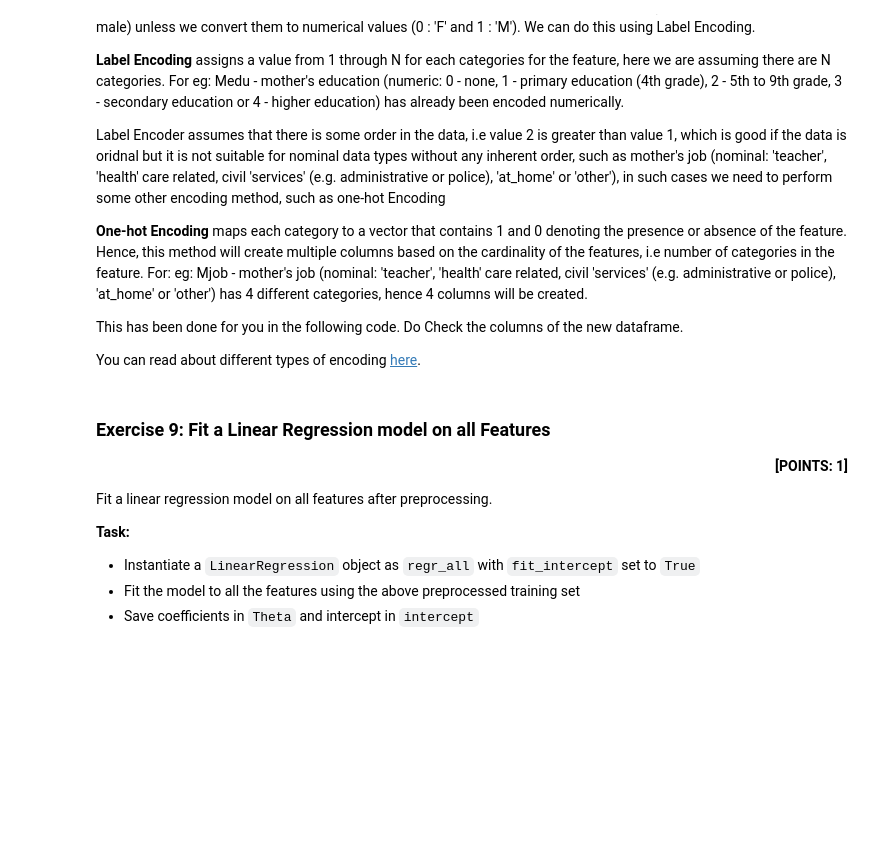
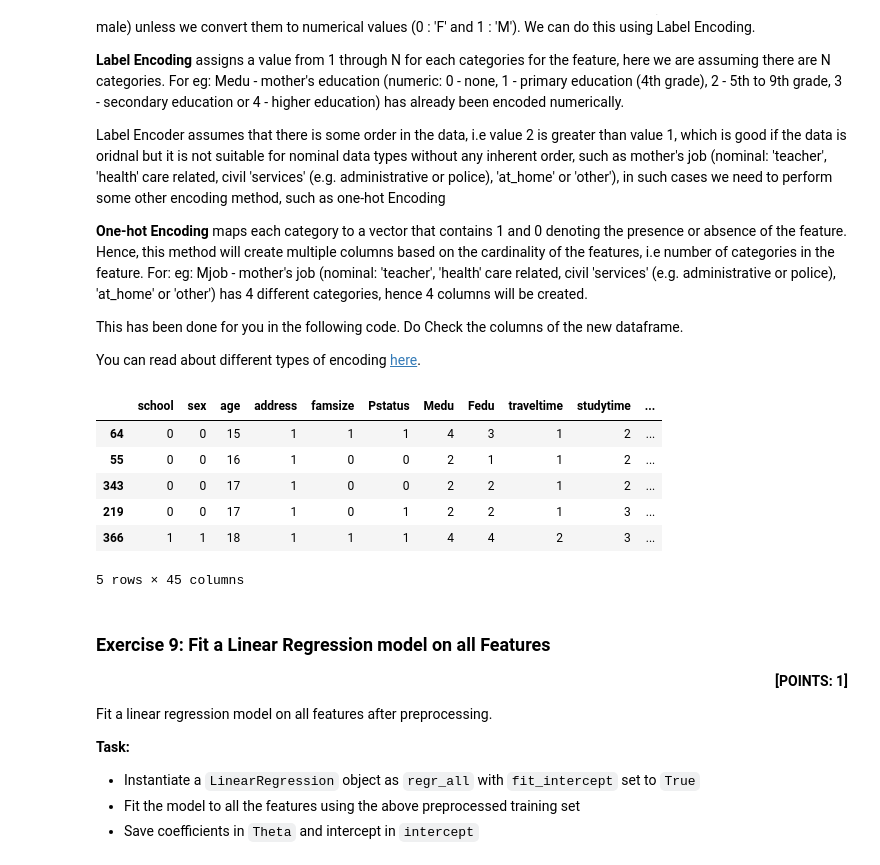
Before and after one commit to sumitthakurbarahi/FuseMachineAI, a Jupyter notebook: Linear_Models/Linear Regression_Student.ipynb, the cells around one changed output. Drawn from its saved outputs; the diff is of its cells as text; code cells hidden in the pictures; blank space fills up the shorter version.

```diff
--- a/Linear_Models/Linear Regression_Student.ipynb
+++ b/Linear_Models/Linear Regression_Student.ipynb
@@ -302,22 +382,35 @@ You can read about different types of encoding [here](https://towardsdatascience
 # %%
 ### RUN THIS CELL
 
 from sklearn.preprocessing import LabelEncoder
 
 def preprocess(df):
     numeric = ['age', 'traveltime', 'Medu','Fedu', 'studytime', 'failures', 'famrel',
                'freetime', 'goout', 'Dalc', 'Walc', 'health' , 'absences', 'G1', 'G2']
     cat_nominal = ['Mjob', 'Fjob', 'reason', 'guardian']
     cat_binary = ['school', 'sex', 'address', 'famsize', 'Pstatus', 'schoolsup',
                   'famsup', 'paid', 'activities', 'nursery', 'higher', 'internet', 'romantic']
 
-    df[cat_binary] = df[cat_binary].apply(LabelEncoder().fit_transform)  # label_encoding
+    # Only encode columns that exist in the dataframe
+    cat_binary_existing = [col for col in cat_binary if col in df.columns]
+    if cat_binary_existing:
+        df[cat_binary_existing] = df[cat_binary_existing].apply(LabelEncoder().fit_transform)
 
-    df = pd.get_dummies(df, columns=cat_nominal, prefix=cat_nominal)  # one-hot encoding
+    cat_nominal_existing = [col for col in cat_nominal if col in df.columns]
+    if cat_nominal_existing:
+        df = pd.get_dummies(df, columns=cat_nominal_existing, prefix=cat_nominal_existing)
     return df
 
 X_train, X_test = preprocess(X_train), preprocess(X_test)
 X_train.head()
+# %% [output]
+|  | school | sex | age | address | famsize | Pstatus | Medu | Fedu | traveltime | studytime | ... |
+| 64 | 0 | 0 | 15 | 1 | 1 | 1 | 4 | 3 | 1 | 2 | ... |
+| 55 | 0 | 0 | 16 | 1 | 0 | 0 | 2 | 1 | 1 | 2 | ... |
+| 343 | 0 | 0 | 17 | 1 | 0 | 0 | 2 | 2 | 1 | 2 | ... |
+| 219 | 0 | 0 | 17 | 1 | 0 | 1 | 2 | 2 | 1 | 3 | ... |
+| 366 | 1 | 1 | 18 | 1 | 1 | 1 | 4 | 4 | 2 | 3 | ... |
+5 rows × 45 columns
 # %% [markdown]
 ### Exercise 9: Fit a Linear Regression model on all Features
 <b><div style="text-align: right">[POINTS: 1]</div></b>
```
Also changed, not shown: parts of 17 cells of this notebook, 1 other file.
